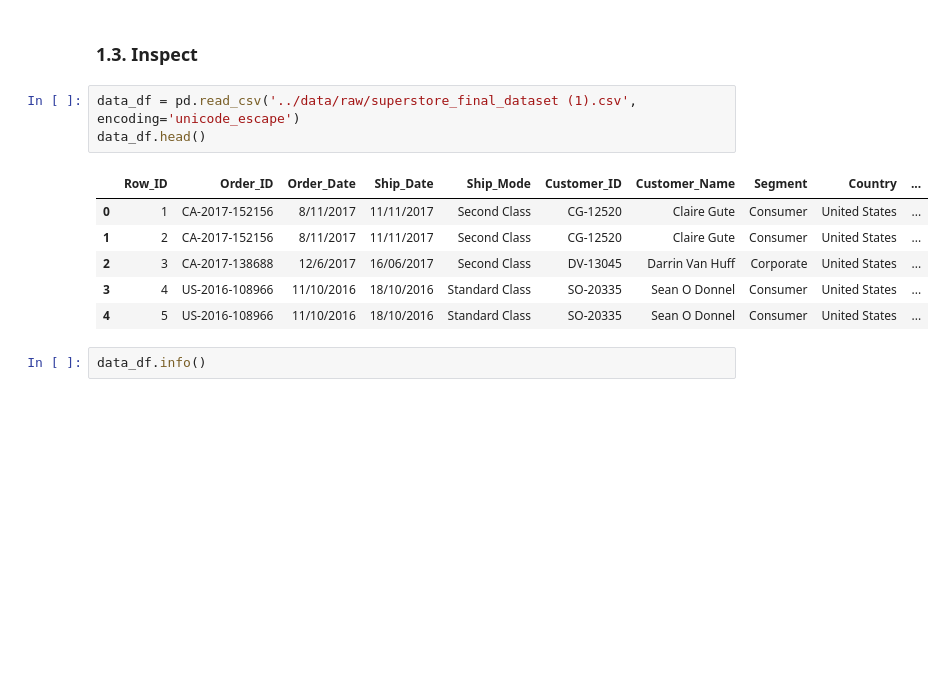
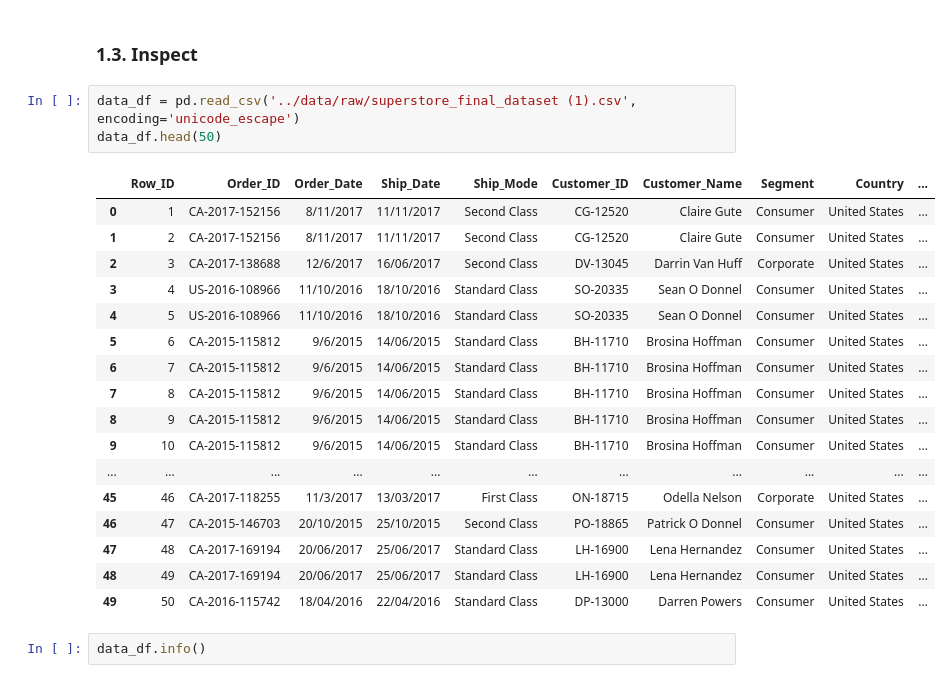
Before and after one commit to 4GeeksAcademy/gperdrizet-holmes-final-project, a Jupyter notebook: notebooks/01-data_prep.ipynb, the cells around one changed output. Drawn from its saved outputs; the diff is of its cells as text; blank space fills up the shorter version.

```diff
--- a/notebooks/01-data_prep.ipynb
+++ b/notebooks/01-data_prep.ipynb
@@ -40,14 +43,25 @@ with zipfile.ZipFile('../data/raw/superstore-sales.zip', mode='r') as archive:
 ### 1.3. Inspect
 # %%
 data_df = pd.read_csv('../data/raw/superstore_final_dataset (1).csv', encoding='unicode_escape')
-data_df.head()
+data_df.head(50)
 # %% [output]
 |  | Row_ID | Order_ID | Order_Date | Ship_Date | Ship_Mode | Customer_ID | Customer_Name | Segment | Country | ... |
 | 0 | 1 | CA-2017-152156 | 8/11/2017 | 11/11/2017 | Second Class | CG-12520 | Claire Gute | Consumer | United States | ... |
 | 1 | 2 | CA-2017-152156 | 8/11/2017 | 11/11/2017 | Second Class | CG-12520 | Claire Gute | Consumer | United States | ... |
 | 2 | 3 | CA-2017-138688 | 12/6/2017 | 16/06/2017 | Second Class | DV-13045 | Darrin Van Huff | Corporate | United States | ... |
 | 3 | 4 | US-2016-108966 | 11/10/2016 | 18/10/2016 | Standard Class | SO-20335 | Sean O Donnel | Consumer | United States | ... |
 | 4 | 5 | US-2016-108966 | 11/10/2016 | 18/10/2016 | Standard Class | SO-20335 | Sean O Donnel | Consumer | United States | ... |
+| 5 | 6 | CA-2015-115812 | 9/6/2015 | 14/06/2015 | Standard Class | BH-11710 | Brosina Hoffman | Consumer | United States | ... |
+| 6 | 7 | CA-2015-115812 | 9/6/2015 | 14/06/2015 | Standard Class | BH-11710 | Brosina Hoffman | Consumer | United States | ... |
+| 7 | 8 | CA-2015-115812 | 9/6/2015 | 14/06/2015 | Standard Class | BH-11710 | Brosina Hoffman | Consumer | United States | ... |
+| 8 | 9 | CA-2015-115812 | 9/6/2015 | 14/06/2015 | Standard Class | BH-11710 | Brosina Hoffman | Consumer | United States | ... |
+| 9 | 10 | CA-2015-115812 | 9/6/2015 | 14/06/2015 | Standard Class | BH-11710 | Brosina Hoffman | Consumer | United States | ... |
+| ... | ... | ... | ... | ... | ... | ... | ... | ... | ... | ... |
+| 45 | 46 | CA-2017-118255 | 11/3/2017 | 13/03/2017 | First Class | ON-18715 | Odella Nelson | Corporate | United States | ... |
+| 46 | 47 | CA-2015-146703 | 20/10/2015 | 25/10/2015 | Second Class | PO-18865 | Patrick O Donnel | Consumer | United States | ... |
+| 47 | 48 | CA-2017-169194 | 20/06/2017 | 25/06/2017 | Standard Class | LH-16900 | Lena Hernandez | Consumer | United States | ... |
+| 48 | 49 | CA-2017-169194 | 20/06/2017 | 25/06/2017 | Standard Class | LH-16900 | Lena Hernandez | Consumer | United States | ... |
+| 49 | 50 | CA-2016-115742 | 18/04/2016 | 22/04/2016 | Standard Class | DP-13000 | Darren Powers | Consumer | United States | ... |
 # %%
 data_df.info()
 # %% [output]
```
Also changed, not shown: parts of 34 cells of this notebook, 1 other file.
